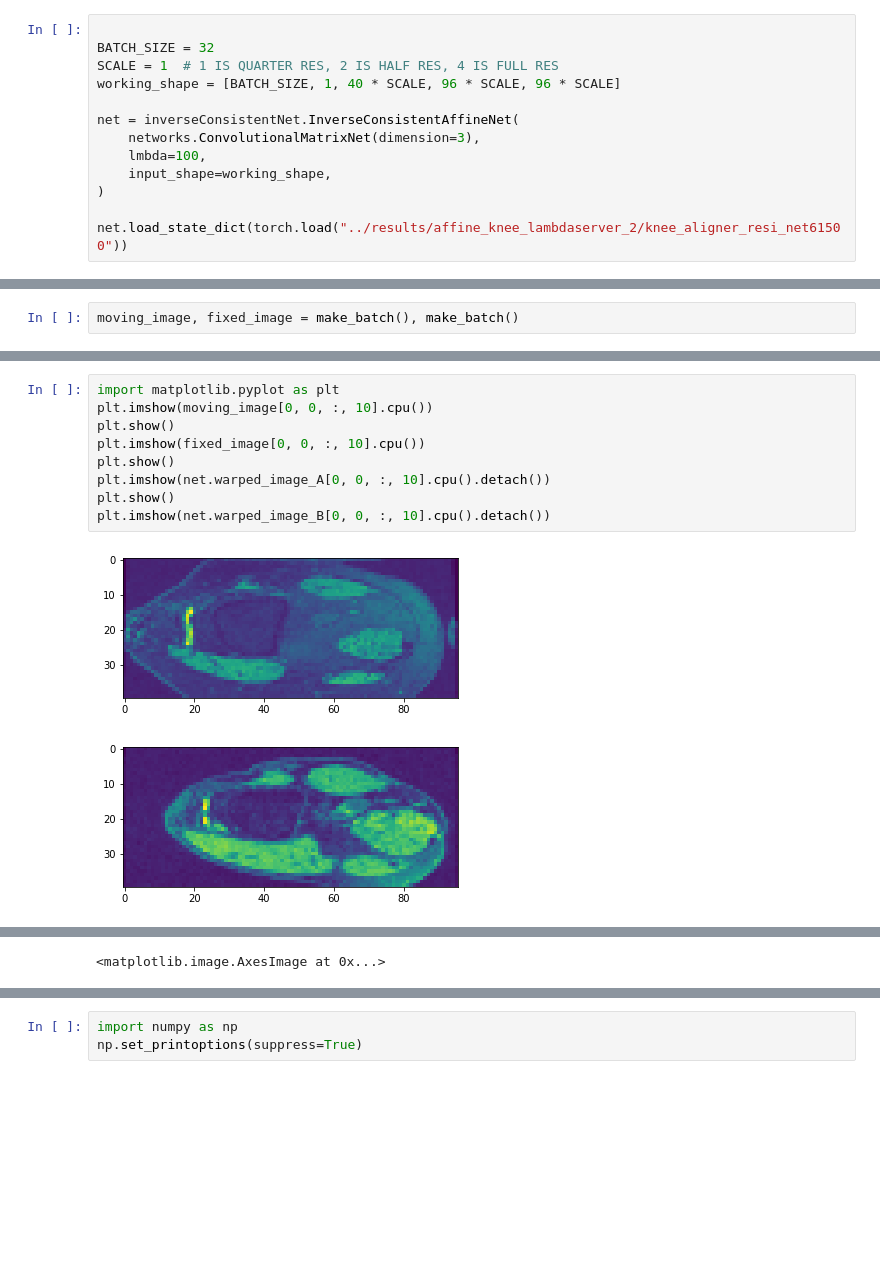
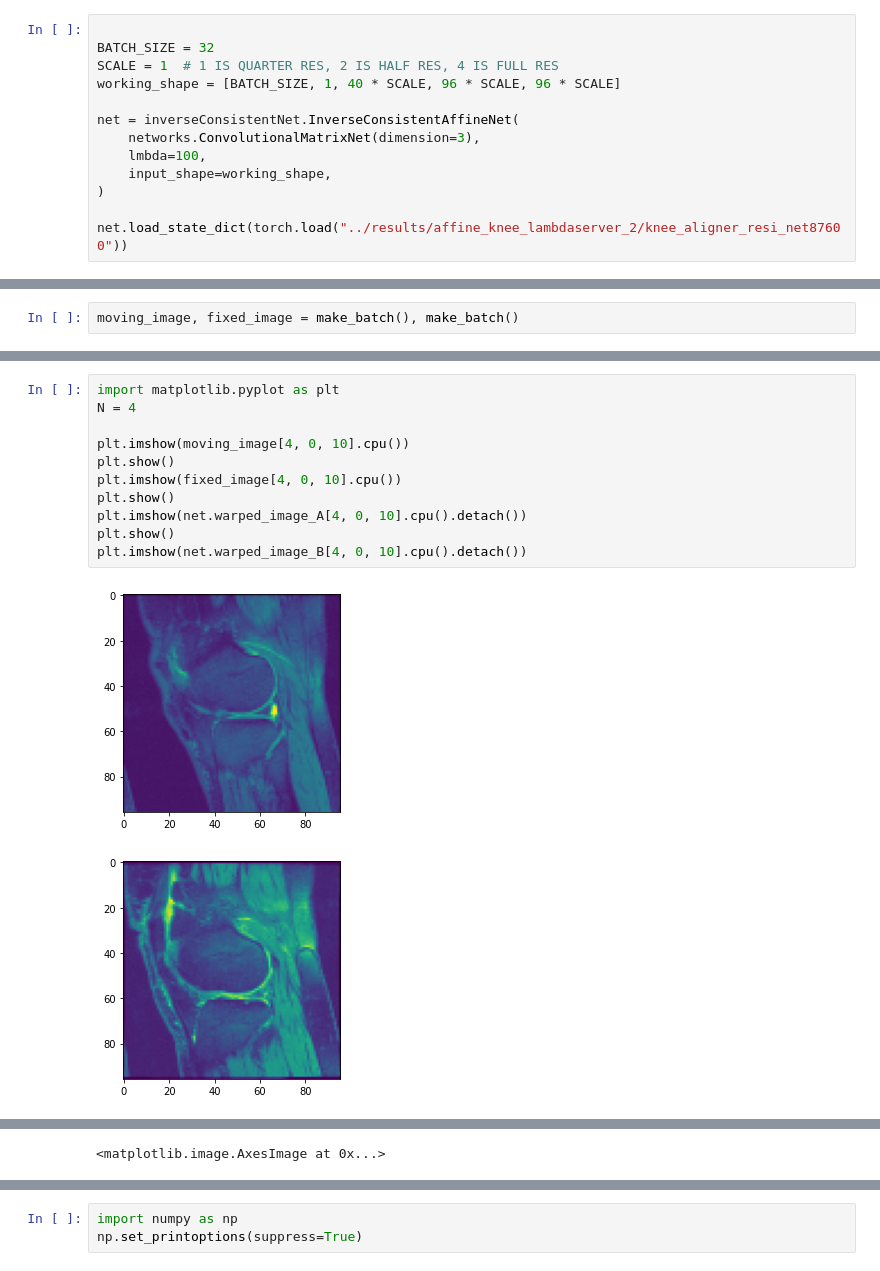
Before and after one commit to HastingsGreer/InverseConsistency, a Jupyter notebook: notebooks/InvestigateAffineKnee.ipynb, the cells around one changed output, grey strips where cells are left out. Drawn from its saved outputs; the diff is of its cells as text; blank space fills up the shorter version.

Commit message:
affine deformable knee

```diff
--- a/notebooks/InvestigateAffineKnee.ipynb
+++ b/notebooks/InvestigateAffineKnee.ipynb
@@ -22,7 +22,7 @@ net = inverseConsistentNet.InverseConsistentAffineNet(
     input_shape=working_shape,
 )
 
-net.load_state_dict(torch.load("../results/affine_knee_lambdaserver_2/knee_aligner_resi_net61500"))
+net.load_state_dict(torch.load("../results/affine_knee_lambdaserver_2/knee_aligner_resi_net87600"))
 # %% [output]
 <All keys matched successfully>
 # %%
@@ -106,12 +88,14 @@ plt.imshow(net.warped_image_B[0, 0, :, 10].cpu().detach())
 # %%
 import matplotlib.pyplot as plt
-plt.imshow(moving_image[0, 0, :, 10].cpu())
+N = 4
+
+plt.imshow(moving_image[4, 0, 10].cpu())
 plt.show()
-plt.imshow(fixed_image[0, 0, :, 10].cpu())
+plt.imshow(fixed_image[4, 0, 10].cpu())
 plt.show()
-plt.imshow(net.warped_image_A[0, 0, :, 10].cpu().detach())
+plt.imshow(net.warped_image_A[4, 0, 10].cpu().detach())
 plt.show()
-plt.imshow(net.warped_image_B[0, 0, :, 10].cpu().detach())
+plt.imshow(net.warped_image_B[4, 0, 10].cpu().detach())
 # %% [output]
-[figure, old version]
+[figure, new version]
-[figure, old version]
+[figure, new version]
```
Also changed, not shown: parts of 6 cells of this notebook, 4 other files.
